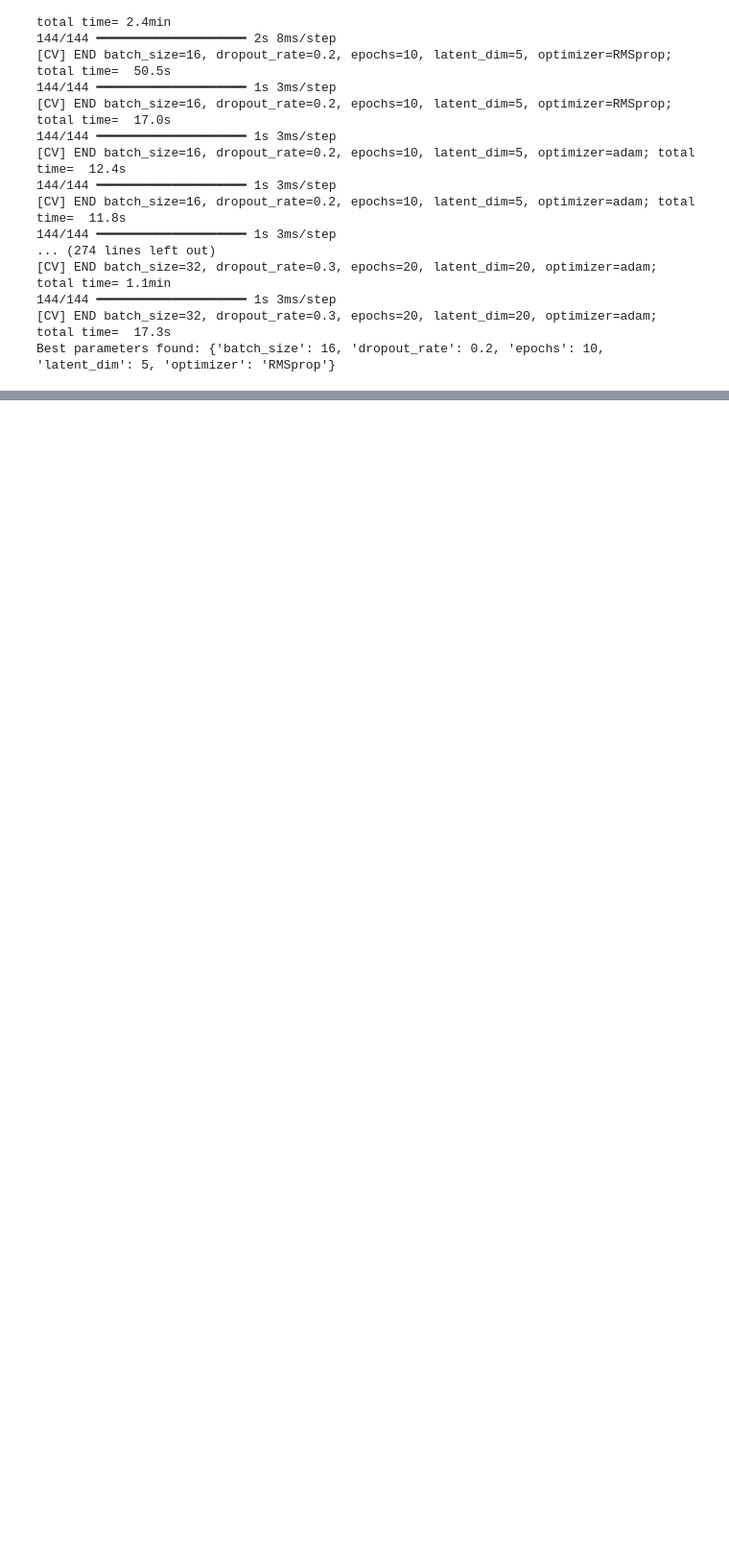
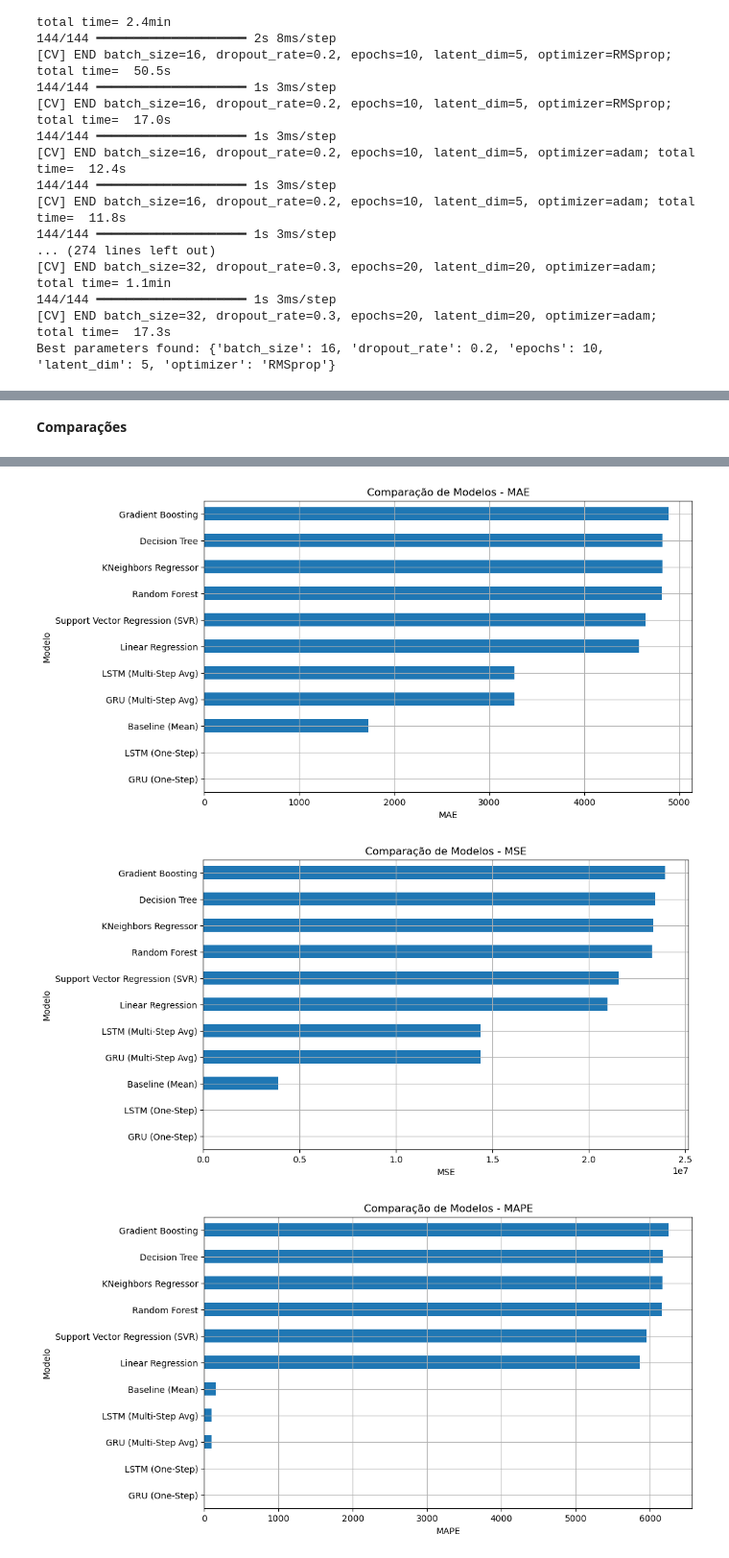
Before and after one commit to 1211508/MINDD, a Jupyter notebook: MINDD-1211508-1210926.ipynb, the cells around one changed output, grey strips where cells are left out. Shown at 96% size. Drawn from its saved outputs; the diff is of its cells as text; code cells hidden in the pictures; blank space fills up the shorter version.

Commit message:
comparisons

```diff
--- a/MINDD-1211508-1210926.ipynb
+++ b/MINDD-1211508-1210926.ipynb
@@ -1493,3 +1488,23 @@ Média: MAE = 3264.4749, MSE = 14378987.6243, MAPE = 99.94%
 [figure]
 [figure]
 [figure]
+# %%
+# Baseline model: Predicting with historical average (mean of train set)
+train, test = train_test_split(df, test_size=0.2, shuffle=False)
+
+historical_mean = train['traffic_volume'].mean()
+test['baseline_prediction'] = historical_mean
+
+# Compute baseline metrics
+mae = mean_absolute_error(test['traffic_volume'], test['baseline_prediction'])
+mse = mean_squared_error(test['traffic_volume'], test['baseline_prediction'])
+mape = (abs(test['traffic_volume'] - test['baseline_prediction']) / test['traffic_volume']).mean() * 100
+
+
+baseline_metrics = {
+    "MAE": mae,
+    "MSE": mse,
+    "MAPE": mape
+}
+
+baseline_metrics
@@ -1495,0 +1515,52 @@ Média: MAE = 3264.4749, MSE = 14378987.6243, MAPE = 99.94%
+# %% [markdown]
+**Comparações**
+# %%
+results_comparison = []
+
+for name, model in regressors.items():
+    # Achatar X_test para 2D
+    X_test_2d = X_test.reshape(X_test.shape[0], -1)
+
+    # Garantir que y_test seja 1D
+    y_test_flat = y_test.reshape(-1)
+
+    # Fazer previsões
+    y_pred = model.predict(X_test_2d)
+
+    # Calcular métricas
+    mae = mean_absolute_error(y_test_flat, y_pred)
+    mse = mean_squared_error(y_test_flat, y_pred)
+    mape = mean_absolute_percentage_error(y_test_flat, y_pred)
+
+    results_comparison.append({'Model': name, 'MAE': mae, 'MSE': mse, 'MAPE': mape})
+
+
+
+# Adicionar resultados de GRU e LSTM (One-Step)
+gru_mae, gru_mse, gru_mape = evaluate_one_step(y_test_one_step, y_pred_gru_one_step)
+lstm_mae, lstm_mse, lstm_mape = evaluate_one_step(y_test_one_step, y_pred_lstm_one_step)
+
+results_comparison.append({'Model': 'GRU (One-Step)', 'MAE': gru_mae, 'MSE': gru_mse, 'MAPE': gru_mape})
+results_comparison.append({'Model': 'LSTM (One-Step)', 'MAE': lstm_mae, 'MSE': lstm_mse, 'MAPE': lstm_mape})
+
+# Adicionar resultados Multi-Step para GRU e LSTM
+results_comparison.append({'Model': 'GRU (Multi-Step Avg)', 'MAE': gru_mae_avg, 'MSE': gru_mse_avg, 'MAPE': gru_mape_avg})
+results_comparison.append({'Model': 'LSTM (Multi-Step Avg)', 'MAE': lstm_mae_avg, 'MSE': lstm_mse_avg, 'MAPE': lstm_mape_avg})
+
+# Adicionar resultados do modelo baseline
+results_comparison.append({'Model': 'Baseline (Mean)', 'MAE': baseline_metrics['MAE'],
+                           'MSE': baseline_metrics['MSE'], 'MAPE': baseline_metrics['MAPE']})
+
+results_df = pd.DataFrame(results_comparison)
+print("Comparação de Resultados:")
+print(results_df)
+
+for metric in ['MAE', 'MSE', 'MAPE']:
+    plt.figure(figsize=(10, 6))
+    results_df.set_index('Model')[metric].sort_values().plot(kind='barh')
+    plt.title(f'Comparação de Modelos - {metric}')
+    plt.xlabel(metric)
+    plt.ylabel('Modelo')
+    plt.grid()
+    plt.show()
+# %% [output]
@@ -1495,0 +1580,3 @@ Média: MAE = 3264.4749, MSE = 14378987.6243, MAPE = 99.94%
+[figure, added]
+[figure, added]
+[figure, added]
```
Also changed, not shown: parts of 11 cells of this notebook.
